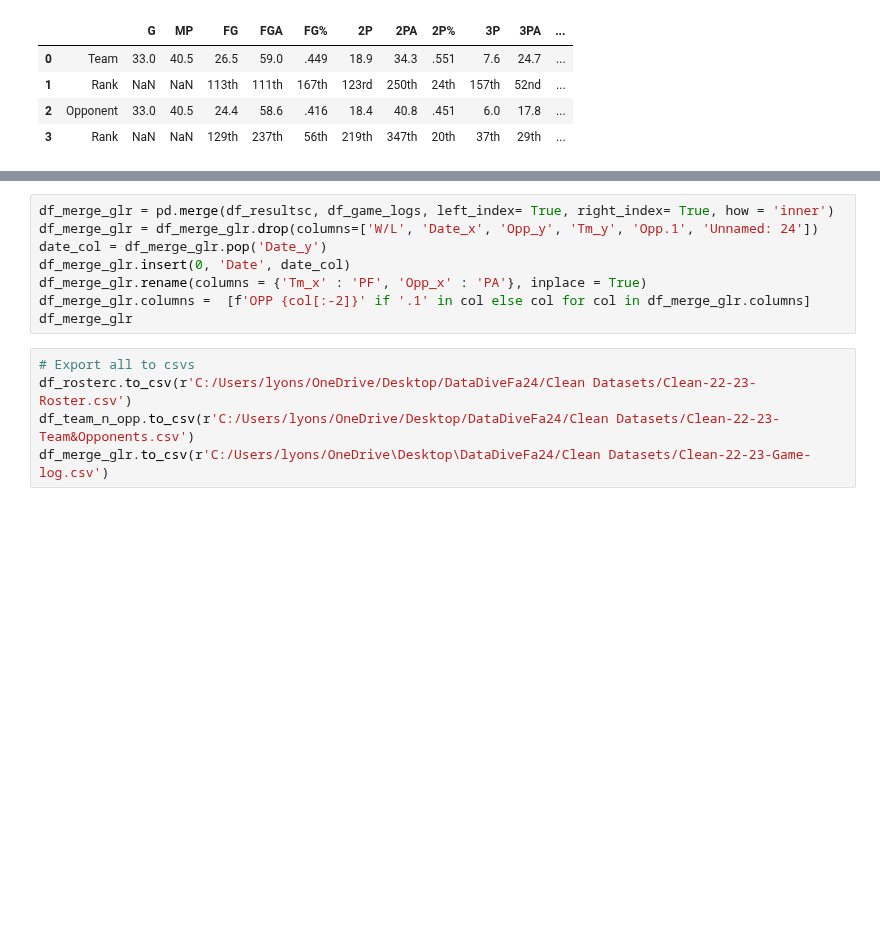
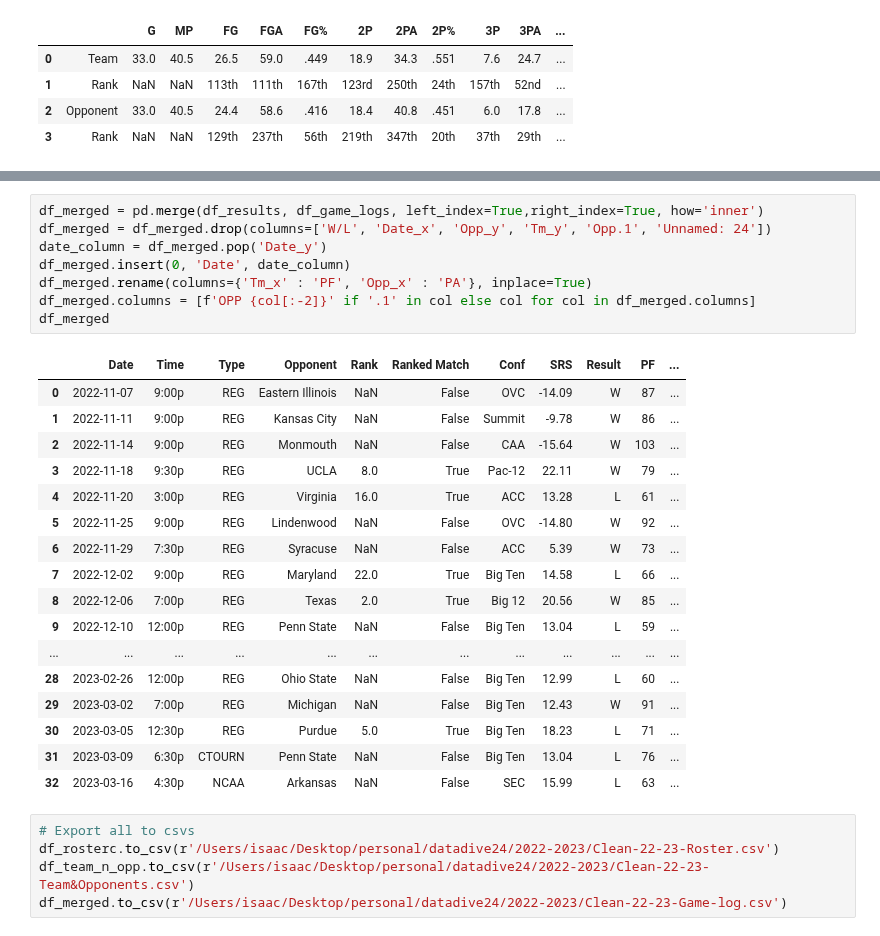
Before and after one commit to isaac-turk/DataDiveFa24, a Jupyter notebook: Lyons-Cleaning.ipynb, the cells around one changed output, grey strips where cells are left out. Cells and saved outputs as stored; diff of their text form; blank space fills up the shorter version.

Commit message:
Updated csvs to be consistent withrest of cleaning csv

```diff
--- a/Lyons-Cleaning.ipynb
+++ b/Lyons-Cleaning.ipynb
@@ -57,13 +126,31 @@ df_game_logs
 # %%
-df_merge_glr = pd.merge(df_resultsc, df_game_logs, left_index= True, right_index= True, how = 'inner')
-df_merge_glr = df_merge_glr.drop(columns=['W/L', 'Date_x', 'Opp_y', 'Tm_y', 'Opp.1', 'Unnamed: 24'])
-date_col = df_merge_glr.pop('Date_y')
-df_merge_glr.insert(0, 'Date', date_col)
-df_merge_glr.rename(columns = {'Tm_x' : 'PF', 'Opp_x' : 'PA'}, inplace = True)
-df_merge_glr.columns =  [f'OPP {col[:-2]}' if '.1' in col else col for col in df_merge_glr.columns]
-df_merge_glr
+df_merged = pd.merge(df_results, df_game_logs, left_index=True,right_index=True, how='inner')
+df_merged = df_merged.drop(columns=['W/L', 'Date_x', 'Opp_y', 'Tm_y', 'Opp.1', 'Unnamed: 24'])
+date_column = df_merged.pop('Date_y')
+df_merged.insert(0, 'Date', date_column)
+df_merged.rename(columns={'Tm_x' : 'PF', 'Opp_x' : 'PA'}, inplace=True)
+df_merged.columns = [f'OPP {col[:-2]}' if '.1' in col else col for col in df_merged.columns]
+df_merged
+# %% [output]
+|  | Date | Time | Type | Opponent | Rank | Ranked Match | Conf | SRS | Result | PF | ... |
+| 0 | 2022-11-07 | 9:00p | REG | Eastern Illinois | NaN | False | OVC | -14.09 | W | 87 | ... |
+| 1 | 2022-11-11 | 9:00p | REG | Kansas City | NaN | False | Summit | -9.78 | W | 86 | ... |
+| 2 | 2022-11-14 | 9:00p | REG | Monmouth | NaN | False | CAA | -15.64 | W | 103 | ... |
+| 3 | 2022-11-18 | 9:30p | REG | UCLA | 8.0 | True | Pac-12 | 22.11 | W | 79 | ... |
+| 4 | 2022-11-20 | 3:00p | REG | Virginia | 16.0 | True | ACC | 13.28 | L | 61 | ... |
+| 5 | 2022-11-25 | 9:00p | REG | Lindenwood | NaN | False | OVC | -14.80 | W | 92 | ... |
+| 6 | 2022-11-29 | 7:30p | REG | Syracuse | NaN | False | ACC | 5.39 | W | 73 | ... |
+| 7 | 2022-12-02 | 9:00p | REG | Maryland | 22.0 | True | Big Ten | 14.58 | L | 66 | ... |
+| 8 | 2022-12-06 | 7:00p | REG | Texas | 2.0 | True | Big 12 | 20.56 | W | 85 | ... |
+| 9 | 2022-12-10 | 12:00p | REG | Penn State | NaN | False | Big Ten | 13.04 | L | 59 | ... |
+| ... | ... | ... | ... | ... | ... | ... | ... | ... | ... | ... | ... |
+| 28 | 2023-02-26 | 12:00p | REG | Ohio State | NaN | False | Big Ten | 12.99 | L | 60 | ... |
+| 29 | 2023-03-02 | 7:00p | REG | Michigan | NaN | False | Big Ten | 12.43 | W | 91 | ... |
+| 30 | 2023-03-05 | 12:30p | REG | Purdue | 5.0 | True | Big Ten | 18.23 | L | 71 | ... |
+| 31 | 2023-03-09 | 6:30p | CTOURN | Penn State | NaN | False | Big Ten | 13.04 | L | 76 | ... |
+| 32 | 2023-03-16 | 4:30p | NCAA | Arkansas | NaN | False | SEC | 15.99 | L | 63 | ... |
 # %%
 # Export all to csvs
-df_rosterc.to_csv(r'C:/Users/lyons/OneDrive/Desktop/DataDiveFa24/Clean Datasets/Clean-22-23-Roster.csv')
-df_team_n_opp.to_csv(r'C:/Users/lyons/OneDrive/Desktop/DataDiveFa24/Clean Datasets/Clean-22-23-Team&Opponents.csv')
-df_merge_glr.to_csv(r'C:/Users/lyons/OneDrive\Desktop\DataDiveFa24/Clean Datasets/Clean-22-23-Game-log.csv')
+df_rosterc.to_csv(r'/Users/isaac/Desktop/personal/datadive24/2022-2023/Clean-22-23-Roster.csv')
+df_team_n_opp.to_csv(r'/Users/isaac/Desktop/personal/datadive24/2022-2023/Clean-22-23-Team&Opponents.csv')
+df_merged.to_csv(r'/Users/isaac/Desktop/personal/datadive24/2022-2023/Clean-22-23-Game-log.csv')
```
Also changed, not shown: parts of 7 cells of this notebook.
